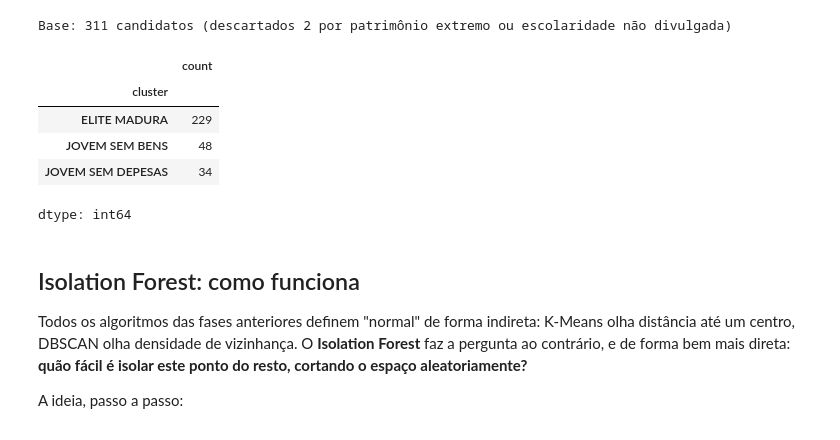
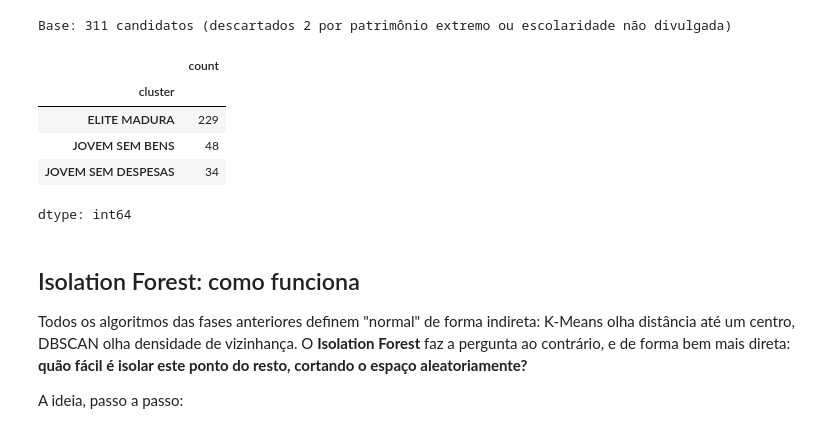
Before and after one commit to igorcsdalmeida-dev/projeto-mineracao-dados-eleitorais-2026, a Jupyter notebook: 04_deteccao_anomalias.ipynb, the cells around one changed output. Cells and saved outputs as stored; diff of their text form; code cells hidden in the pictures.

```diff
--- a/04_deteccao_anomalias.ipynb
+++ b/04_deteccao_anomalias.ipynb
@@ -117,35 +117,35 @@ def bisecting_kmeans_ate_k(X, k_max, random_state=SEMENTE):
         proximo_id += 2
         del clusters[id_escolhido]
         clusters[id_a] = indices_pai[labels2 == 0]
         clusters[id_b] = indices_pai[labels2 == 1]
     return clusters
 
 
 k_bisecting = 3  # mesmo k escolhido no 02_clusterizacao.ipynb (Parte 2)
 
 clusters_finais = bisecting_kmeans_ate_k(X, k_bisecting)
 ids_por_tamanho = sorted(clusters_finais, key=lambda cid: len(clusters_finais[cid]), reverse=True)
 
 rotulos = np.empty(X.shape[0], dtype=object)
 for letra, cid in zip([chr(65 + i) for i in range(len(ids_por_tamanho))], ids_por_tamanho):
     rotulos[clusters_finais[cid]] = letra
 df_cluster['cluster_bisecting'] = rotulos
 
 # mesmos nomes definidos no 02_clusterizacao.ipynb, a partir da mesma ficha técnica
 NOMES_CLUSTER_BISECTING = {
     'A': 'ELITE MADURA',
     'B': 'JOVEM SEM BENS',
-    'C': 'JOVEM SEM DEPESAS',
+    'C': 'JOVEM SEM DESPESAS',
 }
 df_cluster['cluster'] = df_cluster['cluster_bisecting'].map(NOMES_CLUSTER_BISECTING)
 
 df_cluster['cluster'].value_counts()
 # %% [output]
 |  | count |
 | cluster |  |
 | ELITE MADURA | 229 |
 | JOVEM SEM BENS | 48 |
-| JOVEM SEM DEPESAS | 34 |
+| JOVEM SEM DESPESAS | 34 |
 dtype: int64
 # %% [markdown]
 ## Isolation Forest: como funciona
```
Also changed, not shown: parts of 4 cells of this notebook.
